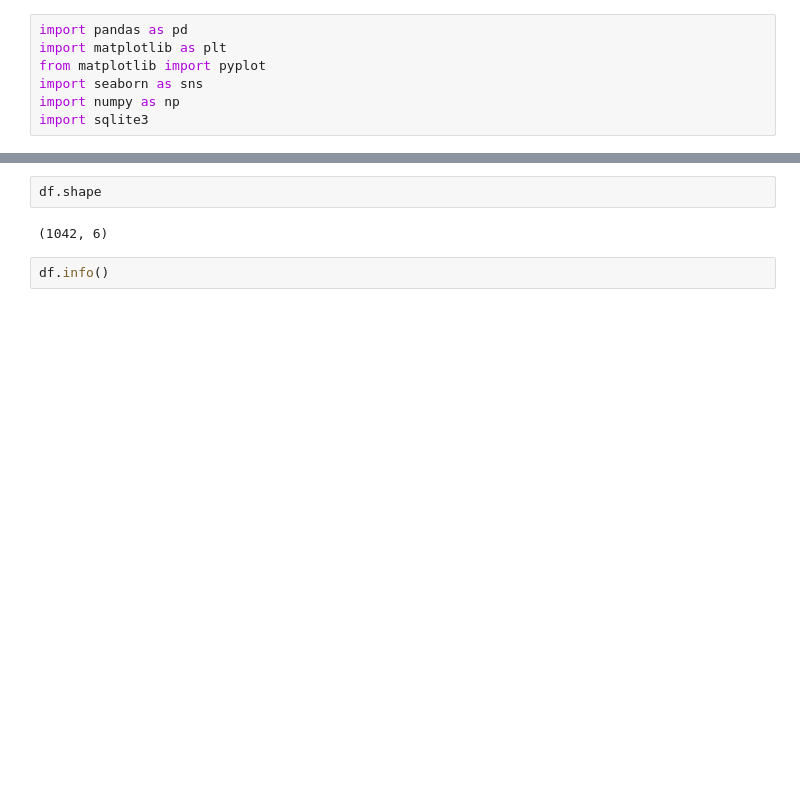
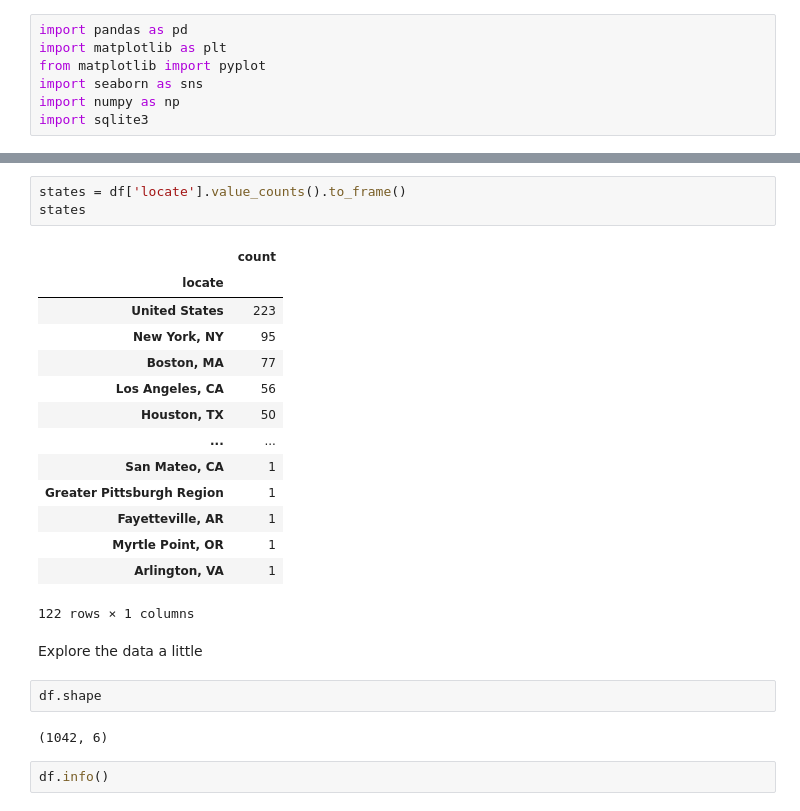
Before and after one commit to aaronjimv/ETL-LinkedIn-job-offers, a Jupyter notebook: analytics/analytics.ipynb, the cells around one changed output, grey strips where cells are left out. Cells and saved outputs as stored; diff of their text form; blank space fills up the shorter version.

```diff
--- a/analytics/analytics.ipynb
+++ b/analytics/analytics.ipynb
@@ -21,6 +25,26 @@ df.head()
 | 2 | 3 | Medasource | Data Analyst | New York City Metropolitan Area | https://www.linkedin.com/jobs/vie... | 2024-03-25 |
 | 3 | 4 | Get It Recruit - Information Tech... | Junior Software Developer - Remot... | Mount Laurel, NJ | https://www.linkedin.com/jobs/vie... | 2024-03-25 |
 | 4 | 5 | Dexian Inc | Junior Backend Engineer | Autaugaville, AL | https://www.linkedin.com/jobs/vie... | 2024-03-24 |
+# %%
+states = df['locate'].value_counts().to_frame()
+states
+# %% [output]
+|  | count |
+| locate |  |
+| United States | 223 |
+| New York, NY | 95 |
+| Boston, MA | 77 |
+| Los Angeles, CA | 56 |
+| Houston, TX | 50 |
+| ... | ... |
+| San Mateo, CA | 1 |
+| Greater Pittsburgh Region | 1 |
+| Fayetteville, AR | 1 |
+| Myrtle Point, OR | 1 |
+| Arlington, VA | 1 |
+122 rows × 1 columns
+# %% [markdown]
+Explore the data a little
 # %%
 df.shape
 # %% [output]
```
Also changed, not shown: parts of 16 cells of this notebook.
